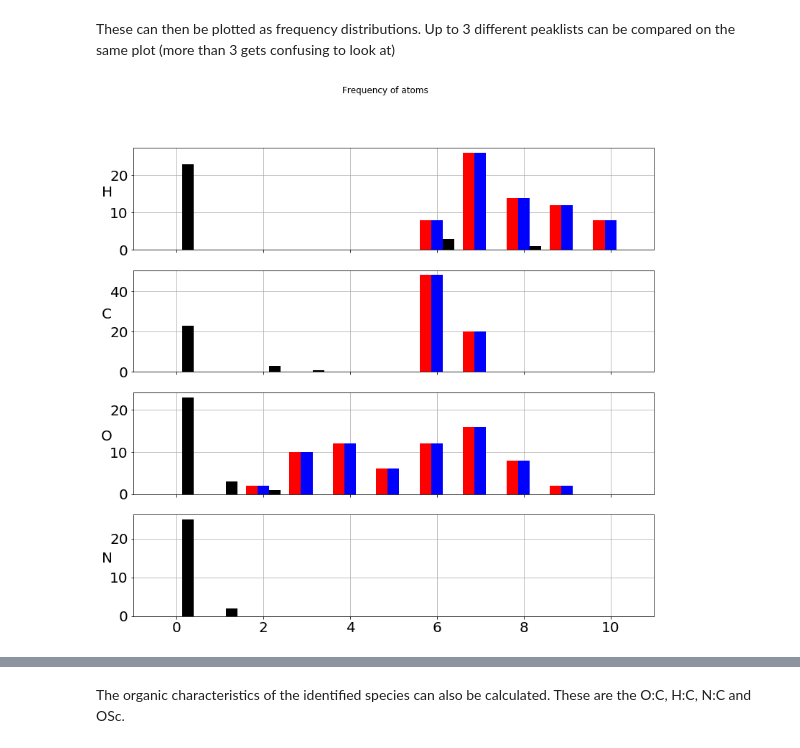
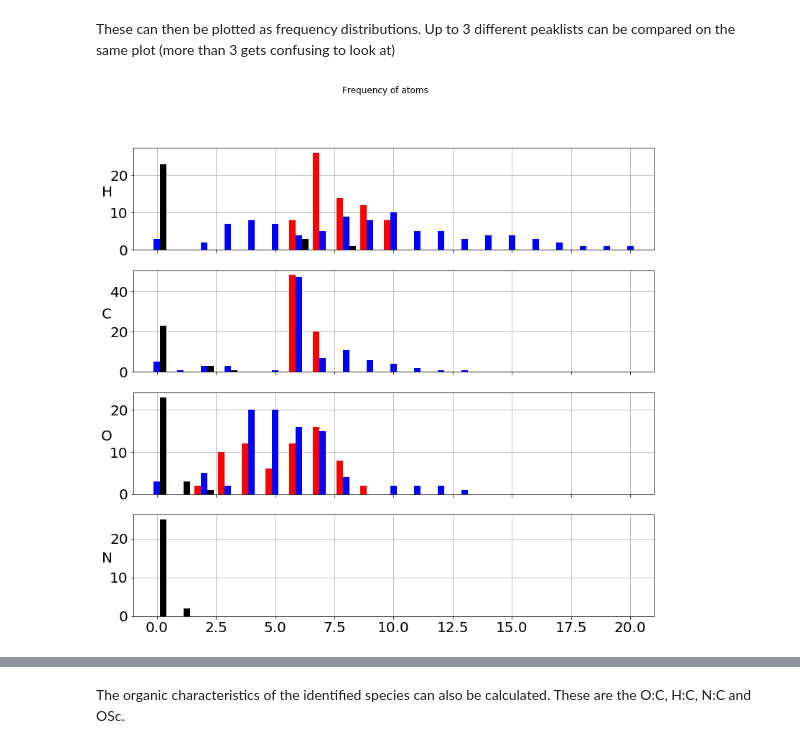
Before and after one commit to Micpri/ToFCIMSAnalysis, a Jupyter notebook: examples.ipynb, the cells around one changed output, grey strips where cells are left out. Cells and saved outputs as stored; diff of their text form; code cells hidden in the pictures.

Commit message:
updated test peaklists

```diff
--- a/examples.ipynb
+++ b/examples.ipynb
@@ -34,7 +34,7 @@ match_data.loc['m132','CH2']
 # %% [markdown]
 multiple KMD objects can be run on seperate peaklists
 # %%
-kmd2 = KMD("../../benzene_paper/peaklists/","I_HOM_peaklist_picked.txt")
+kmd2 = KMD("./tests/test_data/","test_peaklist2.txt")
 kmd2.Run()
 # %% [output]
 List your Kendrick bases: ch2
@@ -46,5 +46,5 @@ Matched identity summary written to matched_ids_summary_I_HOM_peaklist_picked.js
 # %%
-kmd3 = KMD("../../benzene_paper/peaklists/","complete_benzene_oxidation_peaklist.txt")
+kmd3 = KMD("./tests/test_data/","test_peaklist3.txt")
 kmd3.Run()
 # %% [output]
 List your Kendrick bases: ch2
@@ -57,7 +57,7 @@ Matched identity summary written to matched_ids_summary_complete_benzene_oxidati
 We can extract the element distributions of the identified species in the peaklists and specify which elements we are interested in
 # %%
 d1 = kmd.ElementDistributions(kmd.peaklist.ion.values, ['C','H','O','N'])
-d2 = kmd.ElementDistributions(kmd2.peaklist.ion.values, ['C','H','O'])
+d2 = kmd.ElementDistributions([x for x in kmd2.peaklist.ion.values if "unknown" not in x], ['C','H','O'])
 d3 = kmd.ElementDistributions(kmd3.peaklist.ion.values, ['C','H','O'])
 d1.head()
 # %% [output]
@@ -70,6 +70,6 @@ d1.head()
 # %% [markdown]
 These can then be plotted as frequency distributions. Up to 3 different peaklists can be compared on the same plot (more than 3 gets confusing to look at)
 # %%
-ax = kmd.ElementDistributionsPlot([d3, d3, d1])
+ax = kmd.ElementDistributionsPlot([d3, d2, d1])
 # %% [output]
-[figure, old version]
+[figure, new version]
```
Also changed, not shown: parts of 5 cells of this notebook, 3 other files.
